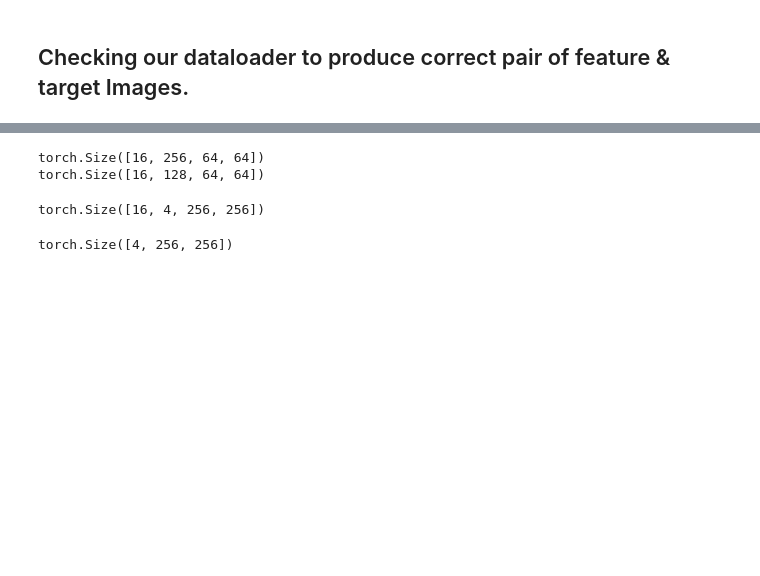
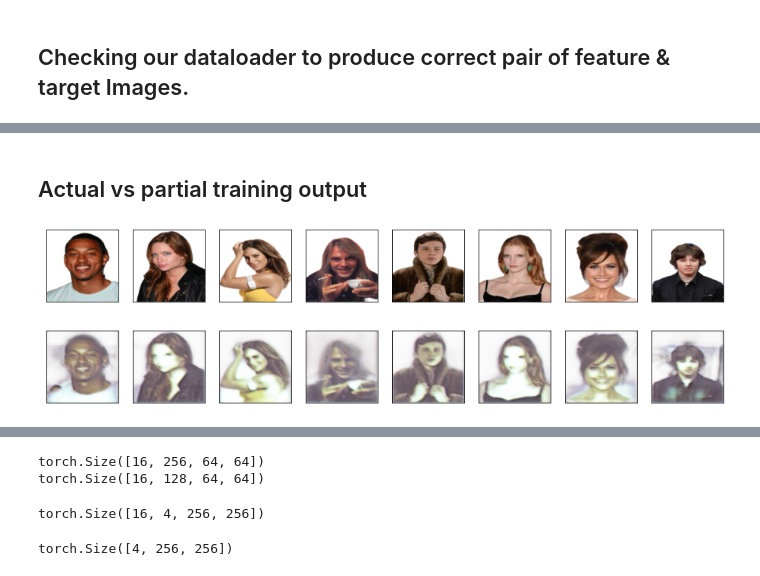
Before and after one commit to sanketsans/Image-Matting-U-Net, a Jupyter notebook: ImageMatting.ipynb, the cells around one changed output, grey strips where cells are left out. Cells and saved outputs as stored; diff of their text form; code cells hidden in the pictures; blank space fills up the shorter version.

```diff
--- a/ImageMatting.ipynb
+++ b/ImageMatting.ipynb
@@ -378,2 +379,11 @@ val_fixed_feat, val_fixed_tar = next(val_iter)
+# %% [markdown]
+## Actual vs partial training output
+# %%
+t = scale(t)
+view_samples(0, t)
+view_samples(0, out)
+# %% [output]
+[figure, added]
+[figure, added]
 # %%
 def training_loop(trainLoader, valLoader, n_epochs=4000):
```
Also changed, not shown: parts of 23 cells of this notebook.
